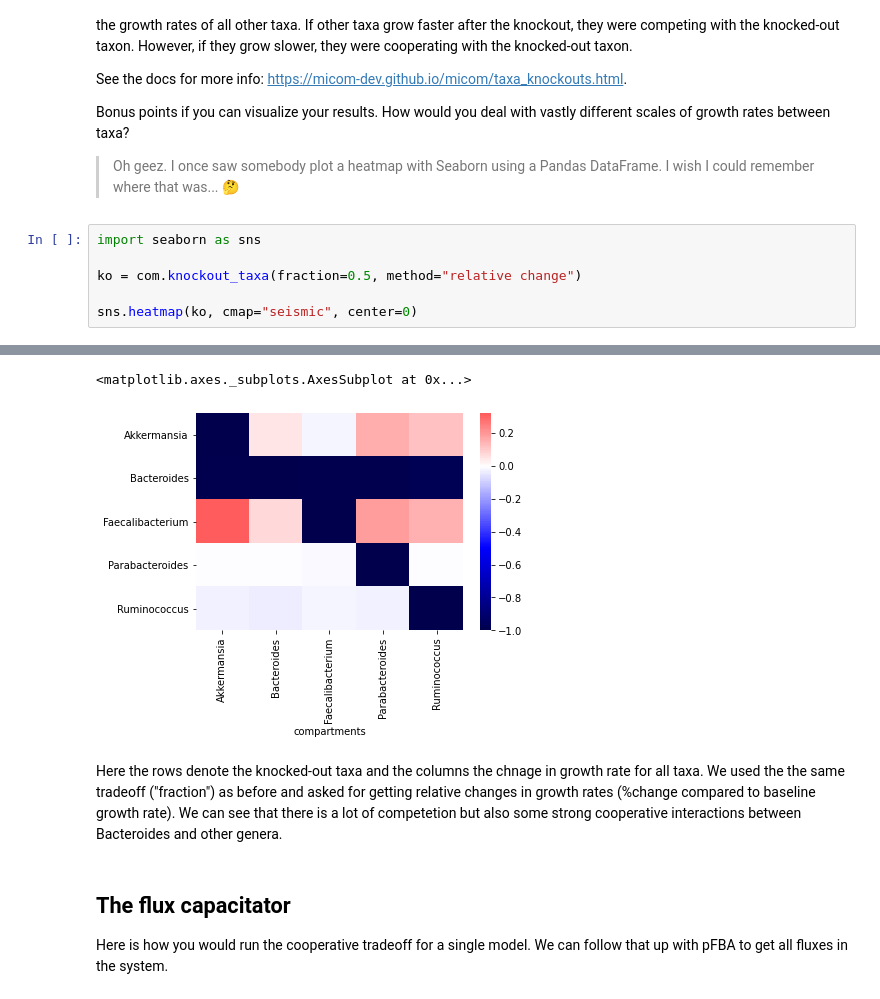
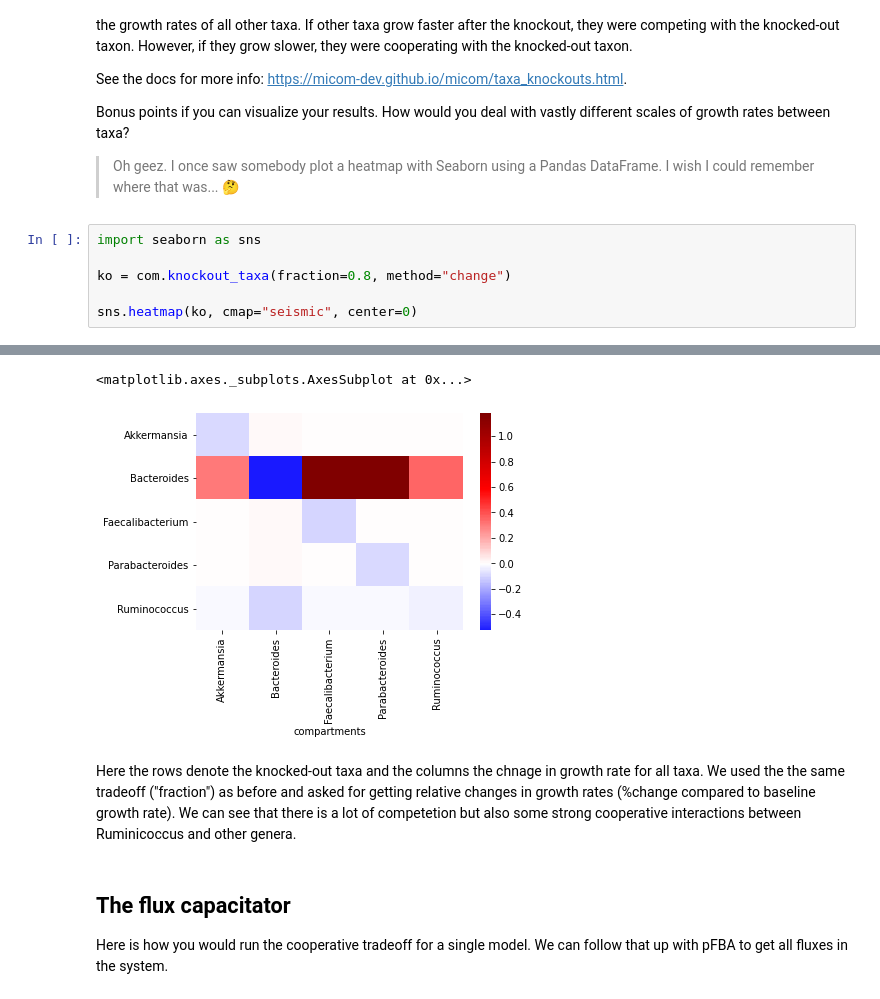
Before and after one commit to Gibbons-Lab/isb_course_2020, a Jupyter notebook: micom_solutions.ipynb, the cells around one changed output, grey strips where cells are left out. Drawn from its saved outputs; the diff is of its cells as text.

```diff
--- a/micom_solutions.ipynb
+++ b/micom_solutions.ipynb
@@ -436,7 +420,7 @@ Bonus points if you can visualize your results. How would you deal with vastly d
 # %%
 import seaborn as sns
 
-ko = com.knockout_taxa(fraction=0.5, method="relative change")
+ko = com.knockout_taxa(fraction=0.8, method="change")
 
 sns.heatmap(ko, cmap="seismic", center=0)
 # %% [output]
@@ -443,7 +428,7 @@ sns.heatmap(ko, cmap="seismic", center=0)
 <matplotlib.axes._subplots.AxesSubplot at 0x...>
-[figure, old version]
+[figure, new version]
 # %% [markdown]
-Here the rows denote the knocked-out taxa and the columns the chnage in growth rate for all taxa. We used the the same tradeoff ("fraction") as before and asked for getting relative changes in growth rates (%change compared to baseline growth rate). We can see that there is a lot of competetion but also some strong cooperative interactions between Bacteroides and other genera.
+Here the rows denote the knocked-out taxa and the columns the chnage in growth rate for all taxa. We used the the same tradeoff ("fraction") as before and asked for getting relative changes in growth rates (%change compared to baseline growth rate). We can see that there is a lot of competetion but also some strong cooperative interactions between Ruminicoccus and other genera.
 # %% [markdown]
 ## The flux capacitator
 
```
Also changed, not shown: parts of 24 cells of this notebook.
